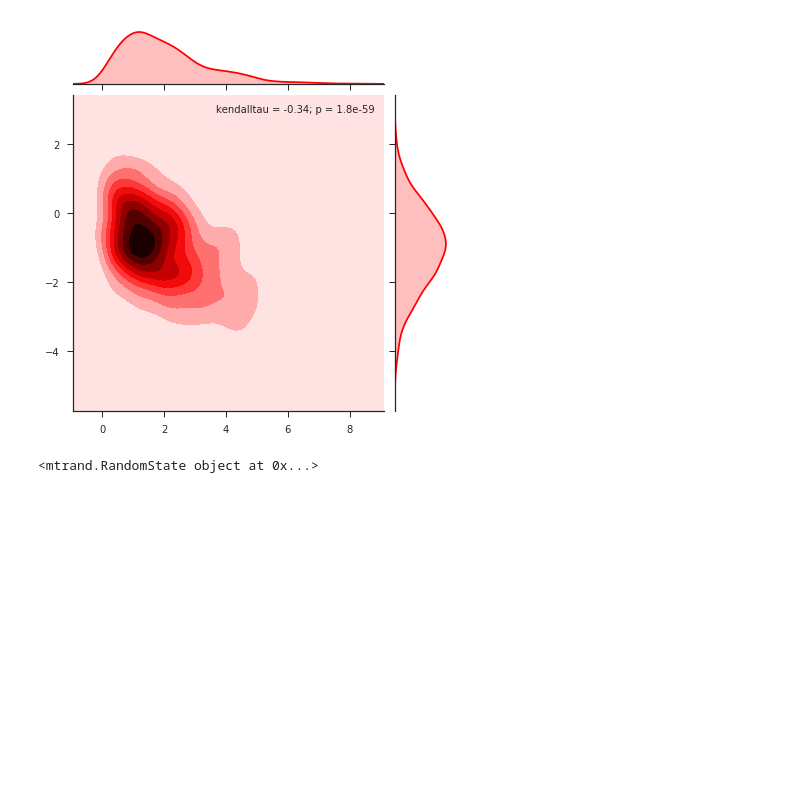
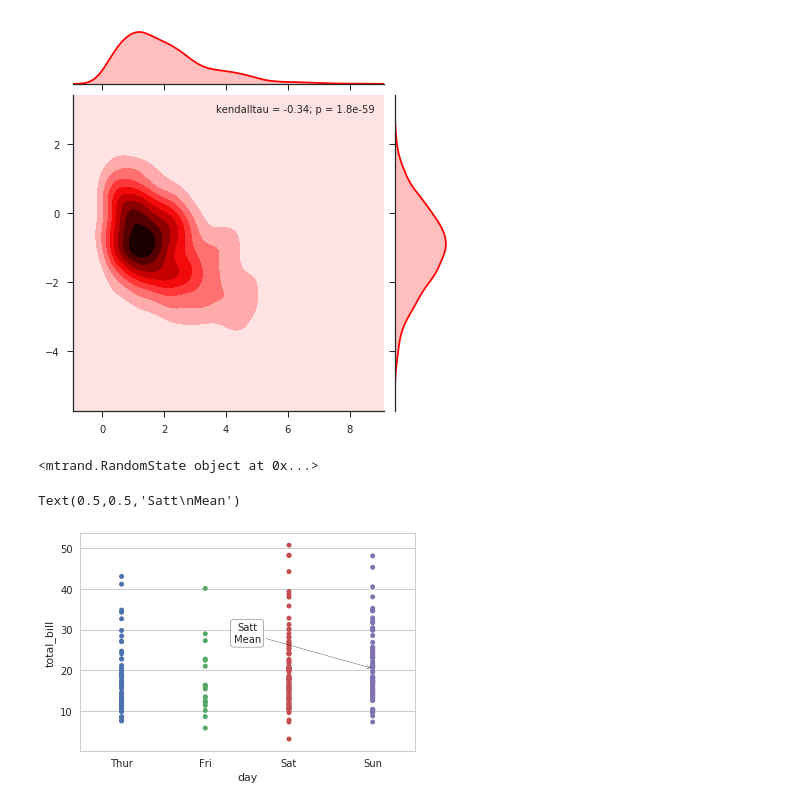
Before and after one commit to bogard75/untitled, a Jupyter notebook: Plotting.ipynb, the cells around one changed output. Drawn from its saved outputs; the diff is of its cells as text; code cells hidden in the pictures; blank space fills up the shorter version.

```diff
--- a/Plotting.ipynb
+++ b/Plotting.ipynb
@@ -149,3 +154,23 @@ sns.jointplot(x, y, kind='kde', stat_func=kendalltau, color='#FF0000')
 print(rs)
 # %% [output]
 <mtrand.RandomState object at 0x...>
+# %%
+import seaborn as sns
+
+sns.set_style("whitegrid")
+tips = sns.load_dataset("tips")
+sat_mean = tips.loc[tips['day'] == 'Sat']['total_bill'].mean()
+
+ax = sns.stripplot(x="day", y="total_bill", data=tips)
+ax.annotate("Satt\nMean",
+            xy=(3, sat_mean),
+#            xycoords='data',
+            xytext=(0.5, .5),
+            textcoords='axes fraction',
+            horizontalalignment="center",
+            arrowprops=dict(arrowstyle="->", connectionstyle="arc3"),
+            bbox=dict(boxstyle="round", fc="w"),
+            )
+# %% [output]
+Text(0.5,0.5,'Satt\nMean')
+[figure, added]
```
Also changed, not shown: parts of 8 cells of this notebook.
